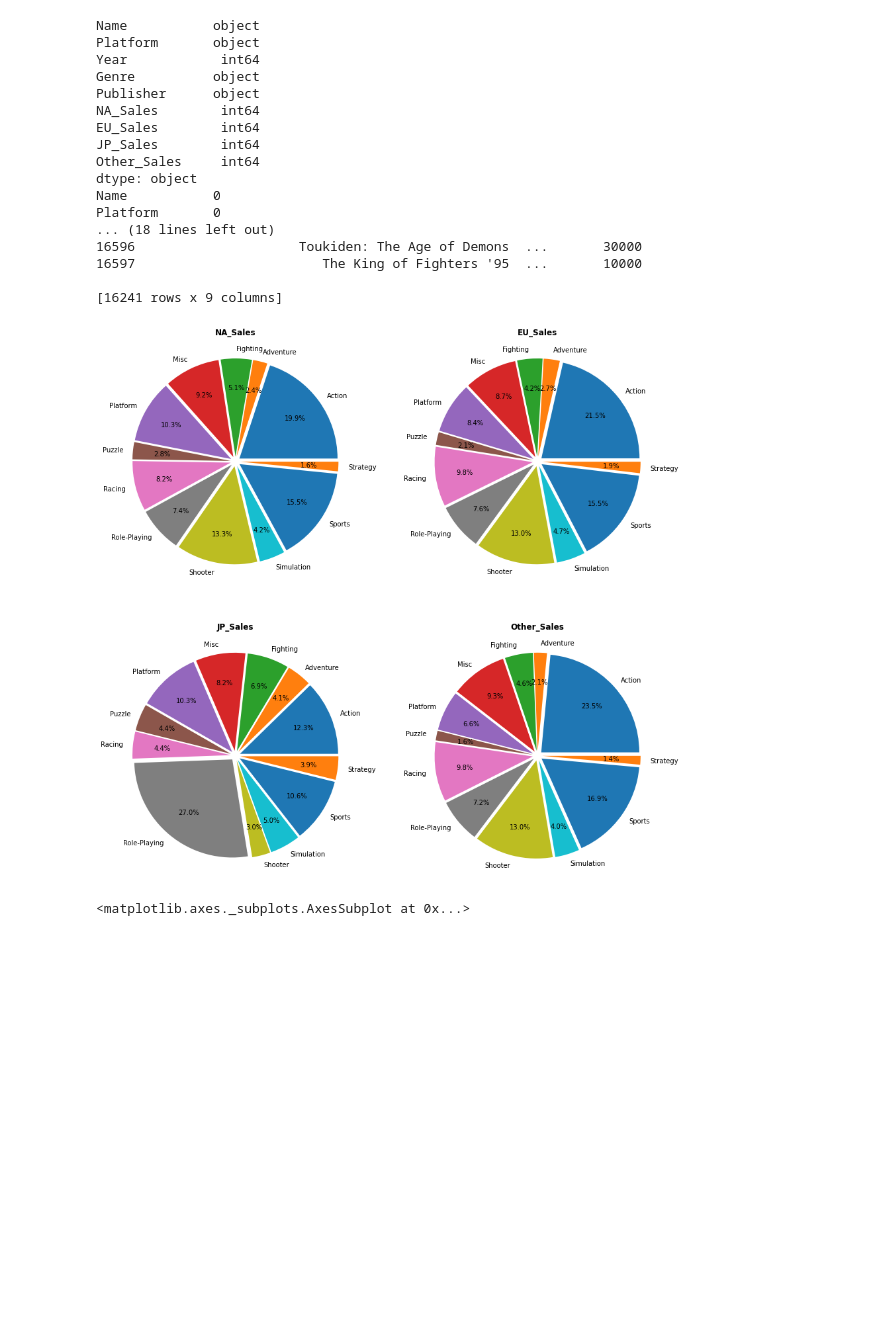
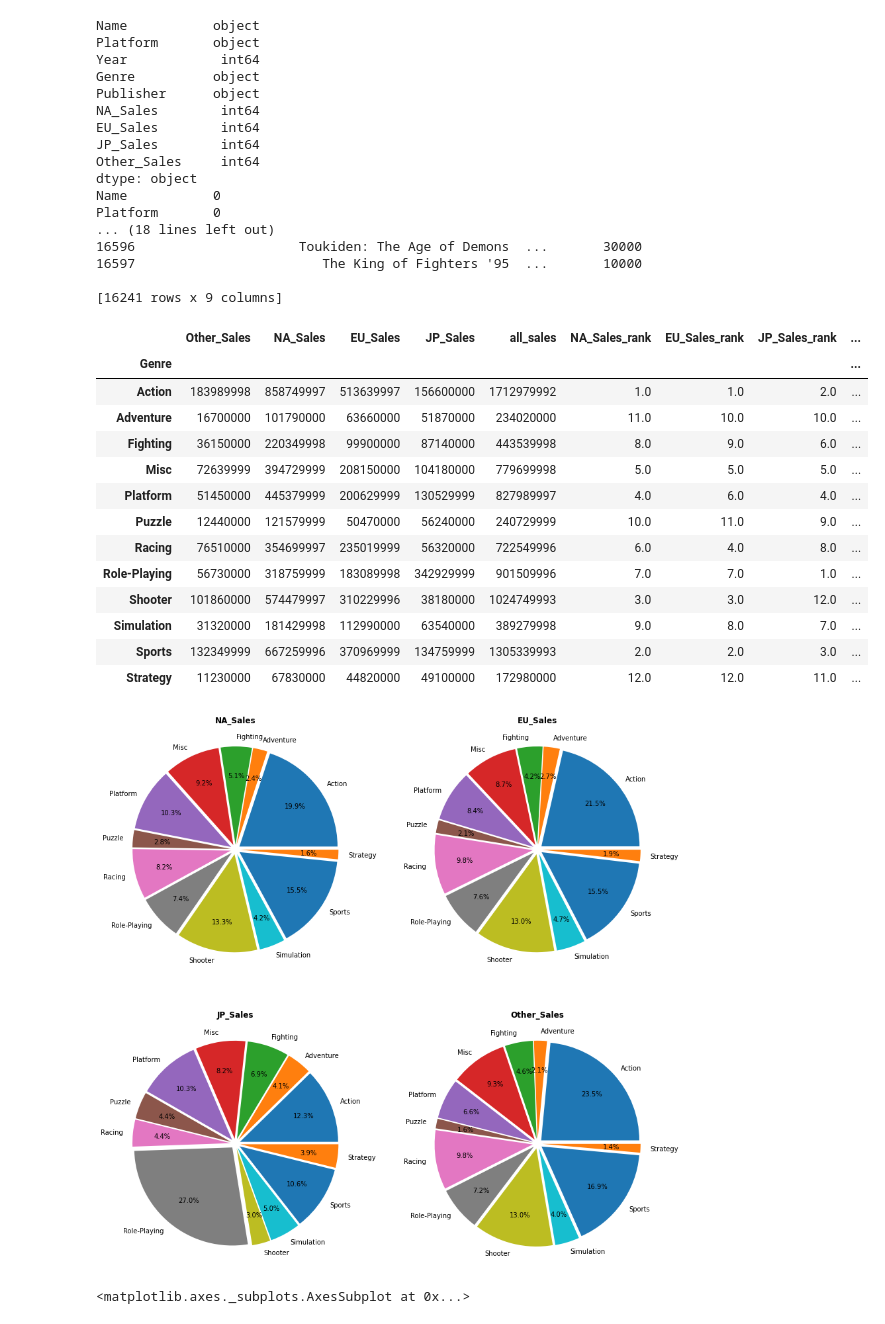
Before and after one commit to Markers/SC1_Project, a Jupyter notebook: Src/SC1_project.ipynb, the cells around one changed output. Saved outputs shown, nothing was run; the diff lists cells and outputs as text; code cells hidden in the pictures; blank space fills up the shorter version.

```diff
--- a/Src/SC1_project.ipynb
+++ b/Src/SC1_project.ipynb
@@ -157,29 +157,54 @@ Platform       0
 # %%
 # Q) 지역에 따라서 선호하는 게임 장르가 다를까?
 # 파이 차트
 
 import matplotlib.pyplot as plt
 local = df[{'Genre', 'NA_Sales', 'EU_Sales', 'JP_Sales', 'Other_Sales'}]
 gerne = local.groupby(['Genre']).sum()
 
 def draw_local(data):
     fig, axes = plt.subplots(2,2, figsize=(15,15))
 
     for i, sales in enumerate(['NA_Sales', 'EU_Sales', 'JP_Sales', 'Other_Sales']):
         x = i // 2  #정수로 나누기
         y = i % 2
         ax = axes[x][y]
         ax.pie(data[sales], #데이터
                labels=data.index, #라벨
                explode=[0.05] * 12, #각 데이터 파이끼리의 거리두기.
                autopct='%1.1f%%', # 퍼센테이지
                pctdistance=0.70 # 퍼센테이지 중앙부터 얼마만큼 거리 둘지
                )
         ax.set_title(sales,fontweight='bold') # 제목 두껍게
 
 
+def sales_rank(data):
+
+    data['all_sales'] = data.sum(axis=1)
+
+    for sales in ['NA_Sales', 'EU_Sales', 'JP_Sales', 'Other_Sales', 'all_sales']:
+        data[ sales+'_rank'] = data[sales].rank(ascending=False)
+    return data
+
+
 draw_local(gerne)
+gerne = sales_rank(gerne)
+gerne
 # %% [output]
+|  | Other_Sales | NA_Sales | EU_Sales | JP_Sales | all_sales | NA_Sales_rank | EU_Sales_rank | JP_Sales_rank | ... |
+| Genre |  |  |  |  |  |  |  |  | ... |
+| Action | 183989998 | 858749997 | 513639997 | 156600000 | 1712979992 | 1.0 | 1.0 | 2.0 | ... |
+| Adventure | 16700000 | 101790000 | 63660000 | 51870000 | 234020000 | 11.0 | 10.0 | 10.0 | ... |
+| Fighting | 36150000 | 220349998 | 99900000 | 87140000 | 443539998 | 8.0 | 9.0 | 6.0 | ... |
+| Misc | 72639999 | 394729999 | 208150000 | 104180000 | 779699998 | 5.0 | 5.0 | 5.0 | ... |
+| Platform | 51450000 | 445379999 | 200629999 | 130529999 | 827989997 | 4.0 | 6.0 | 4.0 | ... |
+| Puzzle | 12440000 | 121579999 | 50470000 | 56240000 | 240729999 | 10.0 | 11.0 | 9.0 | ... |
+| Racing | 76510000 | 354699997 | 235019999 | 56320000 | 722549996 | 6.0 | 4.0 | 8.0 | ... |
+| Role-Playing | 56730000 | 318759999 | 183089998 | 342929999 | 901509996 | 7.0 | 7.0 | 1.0 | ... |
+| Shooter | 101860000 | 574479997 | 310229996 | 38180000 | 1024749993 | 3.0 | 3.0 | 12.0 | ... |
+| Simulation | 31320000 | 181429998 | 112990000 | 63540000 | 389279998 | 9.0 | 8.0 | 7.0 | ... |
+| Sports | 132349999 | 667259996 | 370969999 | 134759999 | 1305339993 | 2.0 | 2.0 | 3.0 | ... |
+| Strategy | 11230000 | 67830000 | 44820000 | 49100000 | 172980000 | 12.0 | 12.0 | 11.0 | ... |
 [figure]
 # %%
 # Q) 연도별 게임의 트렌드가 있을까?
```
